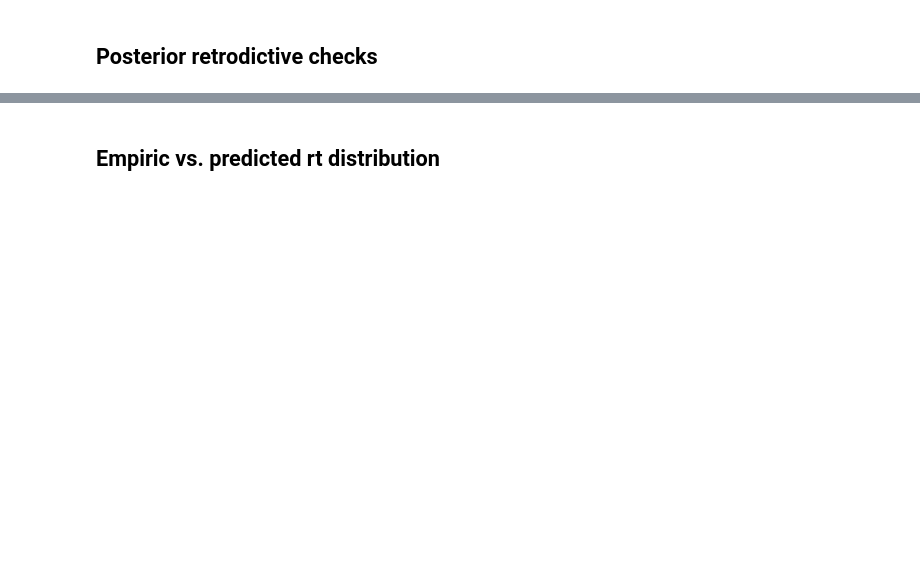
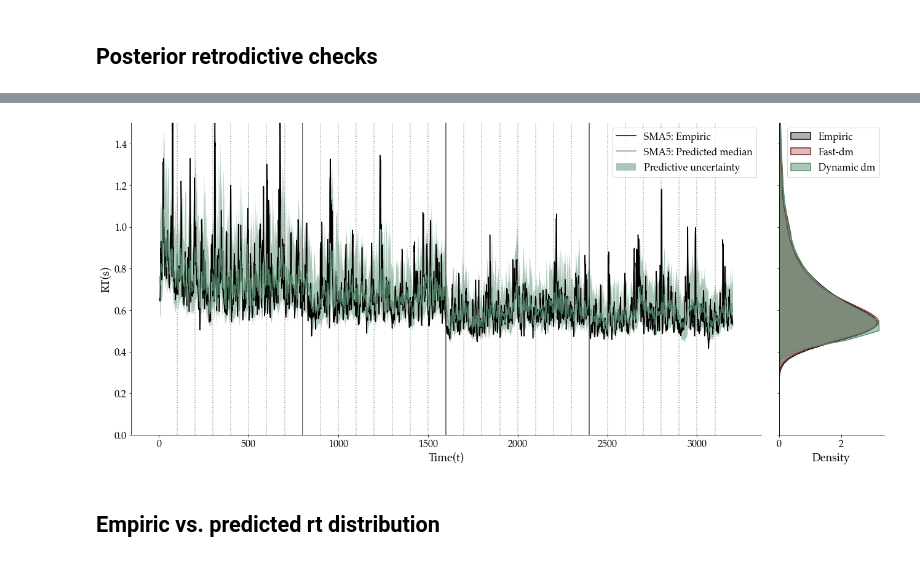
Before and after one commit to LuSchumacher/dynamic_models, a Jupyter notebook: src/model_comp/trial-by-trial-var_model_comp.ipynb, the cells around one changed output, grey strips where cells are left out. Saved outputs shown, nothing was run; the diff lists cells and outputs as text; code cells hidden in the pictures; blank space fills up the shorter version.

```diff
--- a/src/model_comp/trial-by-trial-var_model_comp.ipynb
+++ b/src/model_comp/trial-by-trial-var_model_comp.ipynb
@@ -328,0 +410,5 @@ Wall time: 24.4 s
+# %%
+# prepare emp rt data
+emp_rt = np.abs(person_data.rt.values)
+n_obs = emp_rt.shape[0]
+sma_emp_rt = talib.SMA(emp_rt, timeperiod=5)
@@ -329,3 +427,63 @@ Wall time: 24.4 s
+# %%
+def reorderLegend2(ax=None,order=None,unique=False):
+    if ax is None: ax=plt.gca()
+    handles, labels = ax.get_legend_handles_labels()
+    labels, handles = zip(*sorted(zip(labels, handles), key=lambda t: t[0])) # sort both labels and handles by labels
+    if order is not None: # Sort according to a given list (not necessarily complete)
+        keys=dict(zip(order,range(len(order))))
+        labels, handles = zip(*sorted(zip(labels, handles), key=lambda t,keys=keys: keys.get(t[0],np.inf)))
+    if unique:  labels, handles= zip(*unique_everseen(zip(labels,handles), key = labels)) # Keep only the first of each handle
+    ax.legend(handles, labels,
+              fontsize=16, loc='upper right')
+    return(handles, labels)
+# %%
+# initialize figure
+f, ax = plt.subplots(1, 2, figsize=(18, 8),
+                     gridspec_kw={'width_ratios': [6, 1]})
+
+axrr = ax.flat
+
+# plot empiric and predicted response times series
+time = np.arange(n_obs)
+axrr[0].plot(time, sma_emp_rt, color='black', lw=1.5, label='SMA5: Empiric')
+axrr[0].plot(time, median, color='#598f70', lw=1.5, label='SMA5: Predicted median', alpha=0.8)
+axrr[0].fill_between(time, quantiles[0, :], quantiles[1, :], color='#598f70', linewidth=0, alpha=0.5, label='Predictive uncertainty')
+for idx in np.argwhere(person_data.session.diff().values == 1):
+    if idx == 800:
+        axrr[0].axvline(idx, color='black', linestyle='solid', lw=1.5, alpha=0.7)
+    else:
+        axrr[0].axvline(idx, color='black', linestyle='solid', lw=1.5, alpha=0.7)
+for idx in np.argwhere(person_data.block.diff().values == 1):
+    if idx == 100:
+        axrr[0].axvline(idx, color='black', linestyle='dotted', lw=1.5, alpha=0.4)
+    else:
+        axrr[0].axvline(idx, color='black', linestyle='dotted', lw=1.5, alpha=0.4)
+sns.despine(ax=axrr[0])
+axrr[0].grid(alpha=0.3)
+axrr[0].set_ylabel('RT(s)', fontsize=18)
+axrr[0].set_xlabel('Time(t)', fontsize=18)
+axrr[0].tick_params(axis='both', which='major', labelsize=16)
+reorderLegend2(axrr[0],['SMA5: Empiric', 'SMA5: Predicted median', 'Predictive uncertainty'])
+axrr[0].grid(b=None)
+
+# plot empiric and predicted response time dist
+# axrr[1].get_shared_y_axes().join(axrr[1], axrr[0])
+# axrr[0].sharey(axrr[1])
+plt.setp(ax, ylim=(0, 1.5))
+sns.kdeplot(y=np.abs(emp_rt), fill="black", color="black", linewidth=1.5, alpha=0.3, label="Empiric", ax=axrr[1])
+sns.kdeplot(y=np.abs(pred_rt_fast_dm), fill= '#852626', color="#852626", alpha=0.3, linewidth=1.5, label="Fast-dm", ax=axrr[1])
+sns.kdeplot(y=pred_rt_dynamic.flatten(),fill="#598f70", color="#598f70", linewidth=1.5, alpha=0.5, label="Dynamic dm", ax=axrr[1])
+
+axrr[1].legend(fontsize=16)
+axrr[1].set_xlabel('Density', fontsize=18)
+axrr[1].tick_params(axis='both', which='major', labelsize=16)
+axrr[1].set_yticklabels('')
+sns.despine(ax=axrr[1])
+plt.subplots_adjust(wspace = 0.05)
+f.tight_layout()
+f.savefig("plots/rt_time_series.png", dpi=300)
+# %% [output]
+[figure, added]
 # %% [markdown]
 ## Empiric vs. predicted rt distribution
 # %%
```
Also changed, not shown: parts of 33 cells of this notebook, 35 other files.
